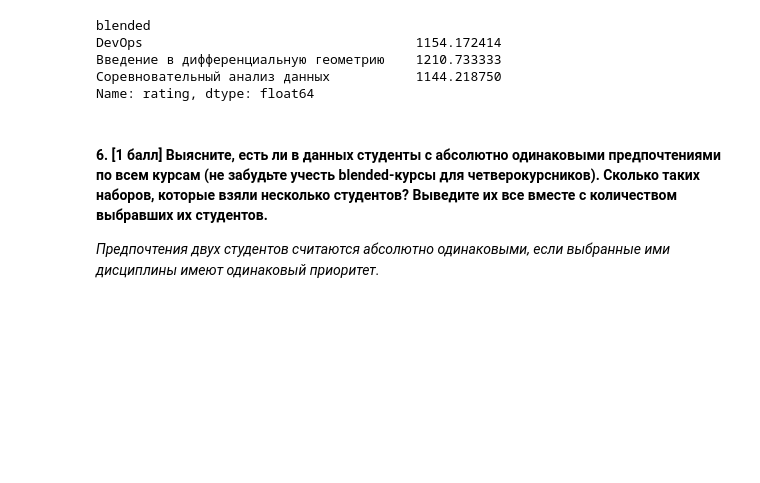
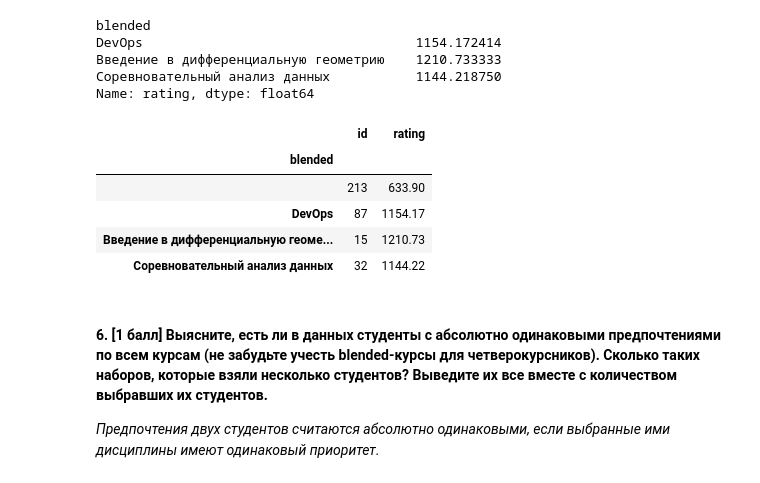
Before and after one commit to SciWake/Intermediate_education, a Jupyter notebook: Machine_learning/homeworks-practice/homework-practice-01-pandas.ipynb, the cells around one changed output. Cells and saved outputs as stored; diff of their text form; code cells hidden in the pictures; blank space fills up the shorter version.

```diff
--- a/Machine_learning/homeworks-practice/homework-practice-01-pandas.ipynb
+++ b/Machine_learning/homeworks-practice/homework-practice-01-pandas.ipynb
@@ -263,6 +263,15 @@ DevOps                                   1154.172414
 Введение в дифференциальную геометрию    1210.733333
 Соревновательный анализ данных           1144.218750
 Name: rating, dtype: float64
+# %%
+data.groupby('blended').agg({'id':'count','rating':'mean'}).round(2)
+# %% [output]
+|  | id | rating |
+| blended |  |  |
+|  | 213 | 633.90 |
+| DevOps | 87 | 1154.17 |
+| Введение в дифференциальную геоме... | 15 | 1210.73 |
+| Соревновательный анализ данных | 32 | 1144.22 |
 # %% [markdown]
 #### 6. [1 балл] Выясните, есть ли в данных студенты с абсолютно одинаковыми предпочтениями по всем курсам (не забудьте учесть blended-курсы для четверокурсников). Сколько таких наборов, которые взяли несколько студентов? Выведите их все вместе с количеством выбравших их студентов.
 
```
Also changed, not shown: parts of 23 cells of this notebook, 1 other file.
